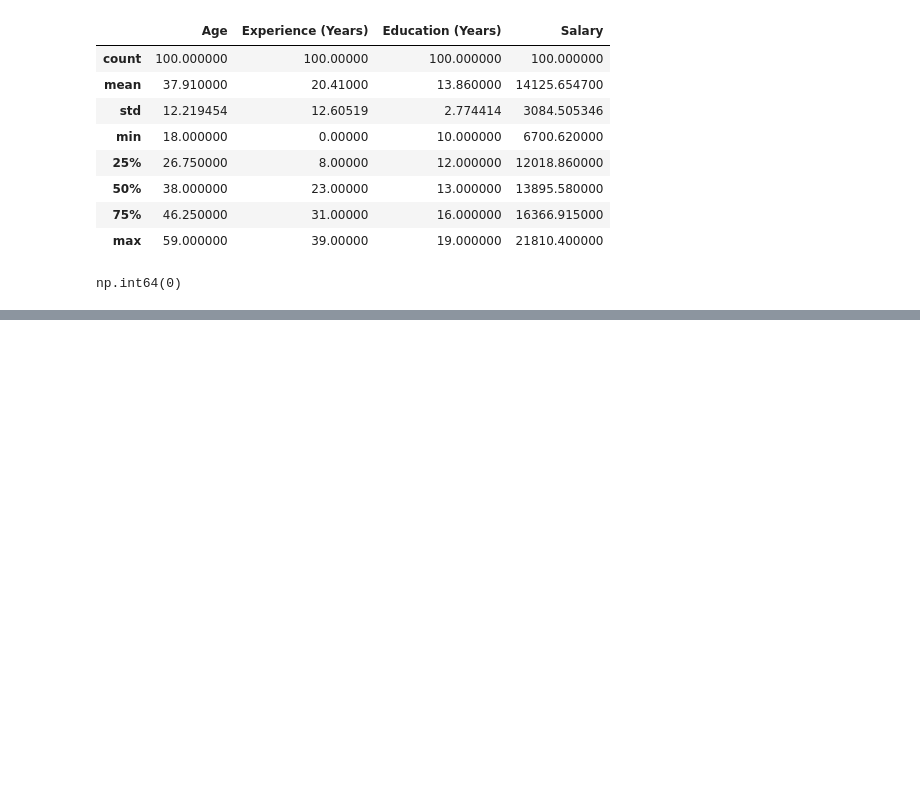
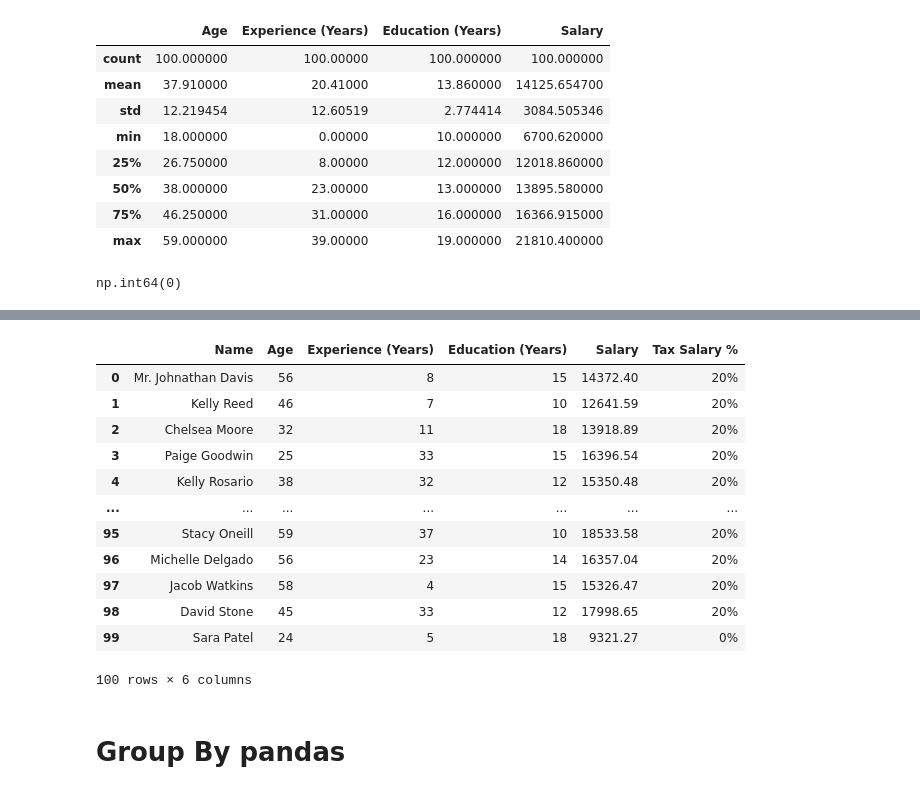
Before and after one commit to DotZohaib/Data-Analytics-Turning-Raw-Data-into-Actionable-Insights, a Jupyter notebook: 34_pandas_Python_Data_Analytics.ipynb, the cells around one changed output, grey strips where cells are left out. Drawn from its saved outputs; the diff is of its cells as text; code cells hidden in the pictures; blank space fills up the shorter version.

```diff
--- a/34_pandas_Python_Data_Analytics.ipynb
+++ b/34_pandas_Python_Data_Analytics.ipynb
@@ -89,0 +106,25 @@ database.dropna(inplace=True)
+# %%
+database["Salary"] = database["Salary"].fillna(database["Salary"].mean())
+# %%
+database["Name"] = database["Name"].fillna(database["Name"].mode()[0])
+# %%
+database.loc[(database["Salary"] > 10000, "Tax Salary %")] = "20%"
+database.loc[(database["Salary"] < 10000, "Tax Salary %")] = "0%"
+# %%
+database
+# %% [output]
+|  | Name | Age | Experience (Years) | Education (Years) | Salary | Tax Salary % |
+| 0 | Mr. Johnathan Davis | 56 | 8 | 15 | 14372.40 | 20% |
+| 1 | Kelly Reed | 46 | 7 | 10 | 12641.59 | 20% |
+| 2 | Chelsea Moore | 32 | 11 | 18 | 13918.89 | 20% |
+| 3 | Paige Goodwin | 25 | 33 | 15 | 16396.54 | 20% |
+| 4 | Kelly Rosario | 38 | 32 | 12 | 15350.48 | 20% |
+| ... | ... | ... | ... | ... | ... | ... |
+| 95 | Stacy Oneill | 59 | 37 | 10 | 18533.58 | 20% |
+| 96 | Michelle Delgado | 56 | 23 | 14 | 16357.04 | 20% |
+| 97 | Jacob Watkins | 58 | 4 | 15 | 15326.47 | 20% |
+| 98 | David Stone | 45 | 33 | 12 | 17998.65 | 20% |
+| 99 | Sara Patel | 24 | 5 | 18 | 9321.27 | 0% |
+100 rows × 6 columns
+# %% [markdown]
+<h1>Group By pandas</h1>
```
Also changed, not shown: parts of 11 cells of this notebook, 1 other file.
